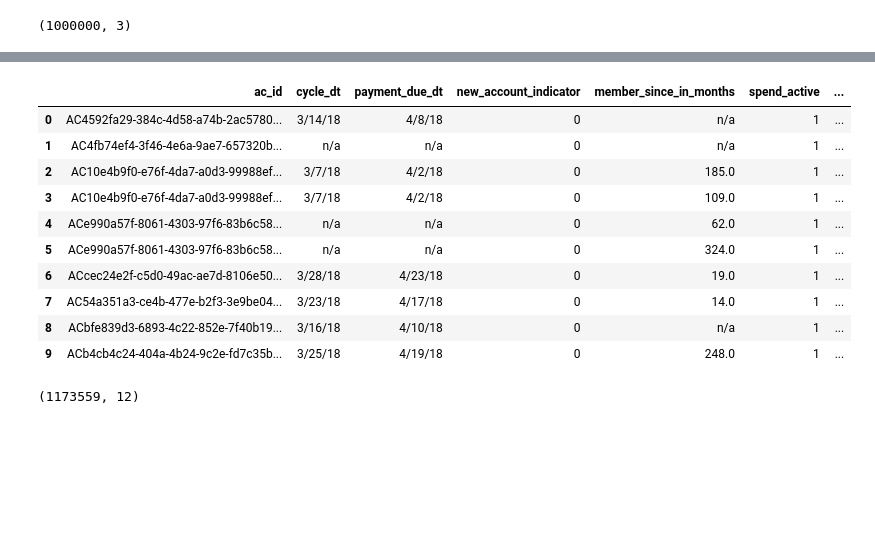
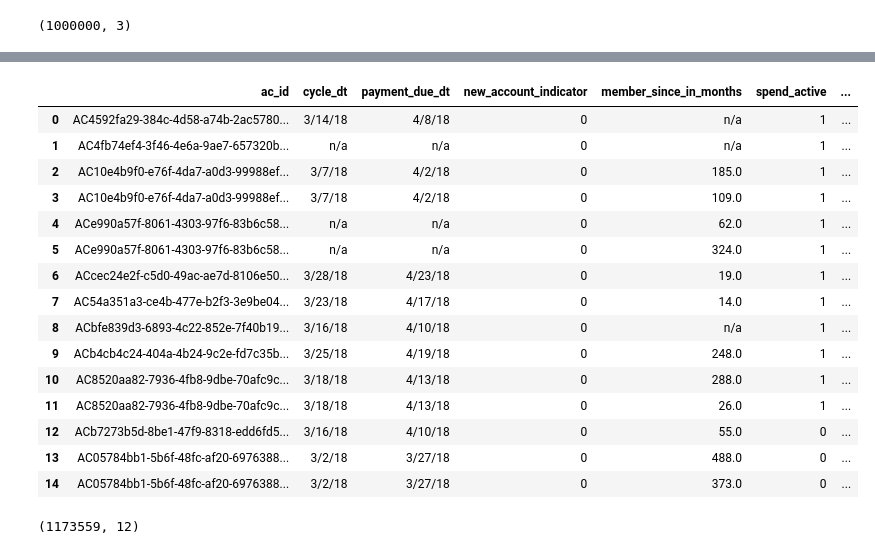
Before and after one commit to jane-z-zou/Arrival-Probability, a Jupyter notebook: Amex_EDA.ipynb, the cells around one changed output, grey strips where cells are left out. Cells and saved outputs as stored; diff of their text form; code cells hidden in the pictures; blank space fills up the shorter version.

```diff
--- a/Amex_EDA.ipynb
+++ b/Amex_EDA.ipynb
@@ -295,21 +317,26 @@ dfs = [df1, df2, df3, df4, df5, df6, df7, df8, df9, updated_wp1, updated_wp2]
 # %%
 #merge all DataFrames into one
 final_df = reduce(lambda  left,right: pd.merge(left,right,on=['ac_id'],
-                                            how='left'), dfs).fillna('n/a')
+                                               how='outer'), dfs).fillna('n/a')
 # %%
-final_df.head(10)
+final_df.head(15)
 # %% [output]
 |  | ac_id | cycle_dt | payment_due_dt | new_account_indicator | member_since_in_months | spend_active | ... |
 | 0 | AC4592fa29-384c-4d58-a74b-2ac5780... | 3/14/18 | 4/8/18 | 0 | n/a | 1 | ... |
 | 1 | AC4fb74ef4-3f46-4e6a-9ae7-657320b... | n/a | n/a | 0 | n/a | 1 | ... |
 | 2 | AC10e4b9f0-e76f-4da7-a0d3-99988ef... | 3/7/18 | 4/2/18 | 0 | 185.0 | 1 | ... |
 | 3 | AC10e4b9f0-e76f-4da7-a0d3-99988ef... | 3/7/18 | 4/2/18 | 0 | 109.0 | 1 | ... |
 | 4 | ACe990a57f-8061-4303-97f6-83b6c58... | n/a | n/a | 0 | 62.0 | 1 | ... |
 | 5 | ACe990a57f-8061-4303-97f6-83b6c58... | n/a | n/a | 0 | 324.0 | 1 | ... |
 | 6 | ACcec24e2f-c5d0-49ac-ae7d-8106e50... | 3/28/18 | 4/23/18 | 0 | 19.0 | 1 | ... |
 | 7 | AC54a351a3-ce4b-477e-b2f3-3e9be04... | 3/23/18 | 4/17/18 | 0 | 14.0 | 1 | ... |
 | 8 | ACbfe839d3-6893-4c22-852e-7f40b19... | 3/16/18 | 4/10/18 | 0 | n/a | 1 | ... |
 | 9 | ACb4cb4c24-404a-4b24-9c2e-fd7c35b... | 3/25/18 | 4/19/18 | 0 | 248.0 | 1 | ... |
+| 10 | AC8520aa82-7936-4fb8-9dbe-70afc9c... | 3/18/18 | 4/13/18 | 0 | 288.0 | 1 | ... |
+| 11 | AC8520aa82-7936-4fb8-9dbe-70afc9c... | 3/18/18 | 4/13/18 | 0 | 26.0 | 1 | ... |
+| 12 | ACb7273b5d-8be1-47f9-8318-edd6fd5... | 3/16/18 | 4/10/18 | 0 | 55.0 | 0 | ... |
+| 13 | AC05784bb1-5b6f-48fc-af20-6976388... | 3/2/18 | 3/27/18 | 0 | 488.0 | 0 | ... |
+| 14 | AC05784bb1-5b6f-48fc-af20-6976388... | 3/2/18 | 3/27/18 | 0 | 373.0 | 0 | ... |
 # %%
 final_df.shape
 # %% [output]
```
Also changed, not shown: parts of 38 cells of this notebook.
